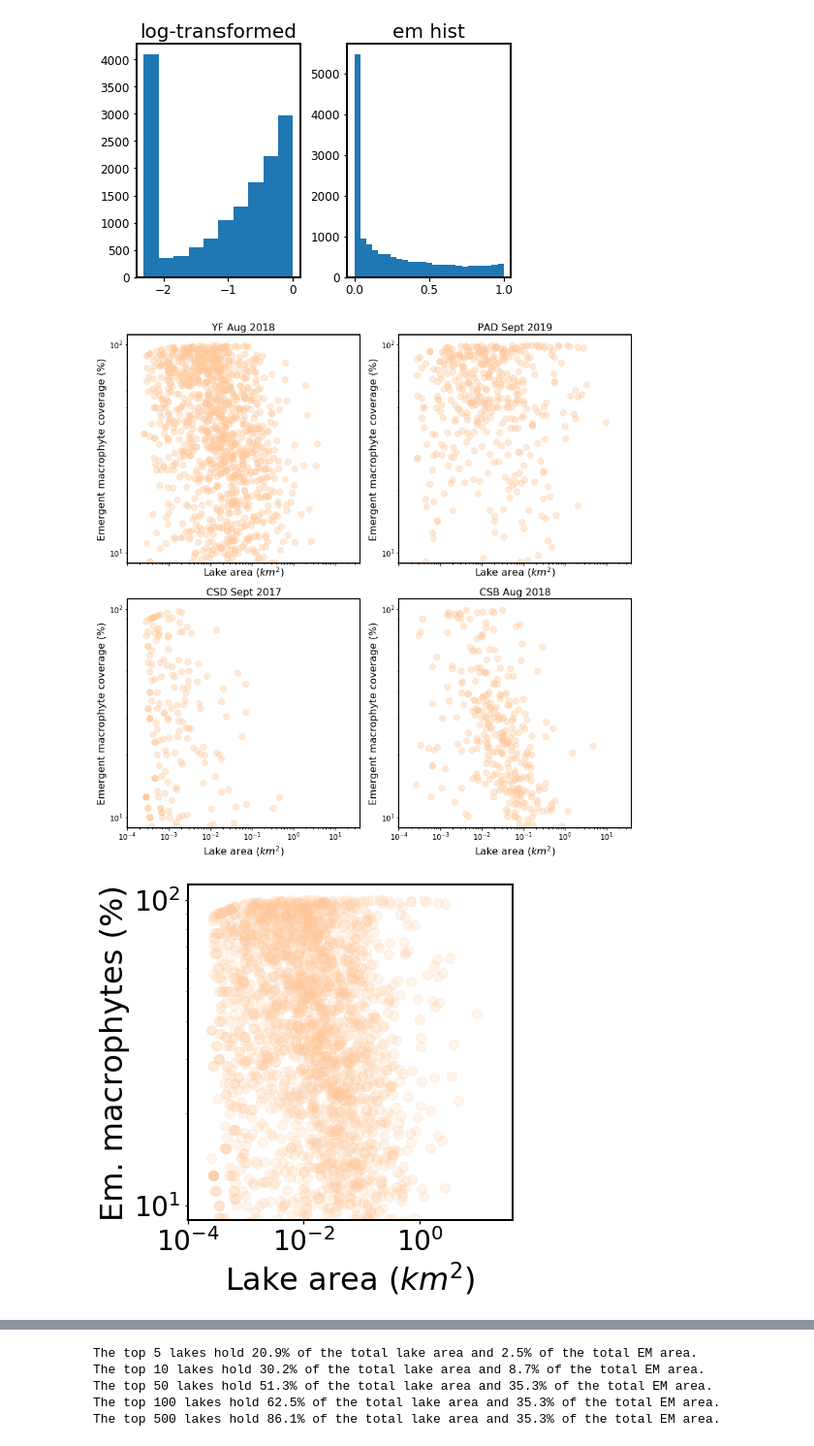
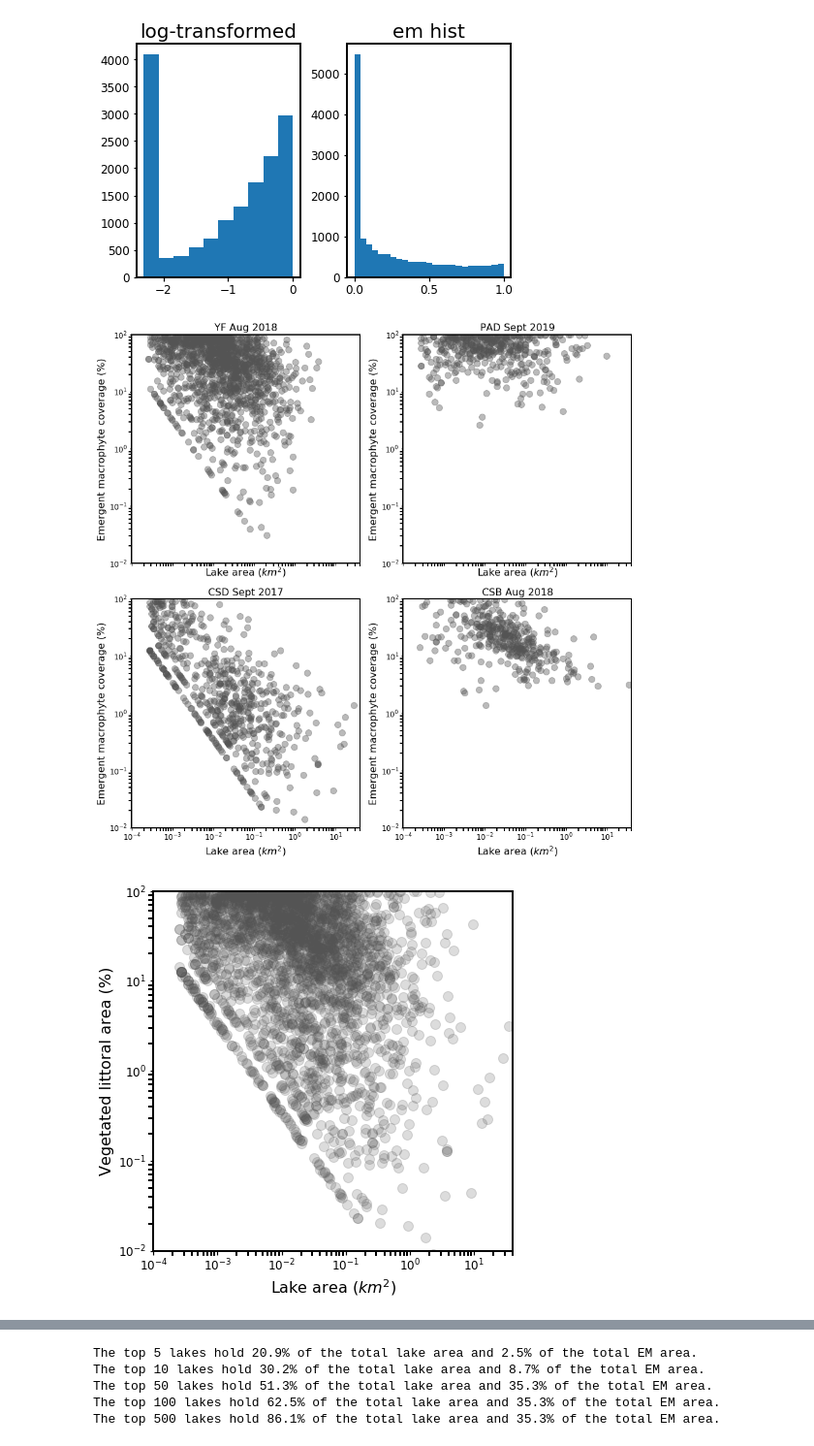
Before and after one commit to ekcomputer/random-wetlands, a Jupyter notebook: analysis/lake-histogram-by-area-etc.ipynb, the cells around one changed output, grey strips where cells are left out. Shown at 97% size. Saved outputs shown, nothing was run; the diff lists cells and outputs as text; code cells hidden in the pictures.

Commit message:
During paper co-author revisions: some new correlation plots and stats, plot colors,

```diff
--- a/analysis/lake-histogram-by-area-etc.ipynb
+++ b/analysis/lake-histogram-by-area-etc.ipynb
@@ -1060,42 +1060,47 @@ Mean +/- stdev on log transformed and undone (%):
 
 %matplotlib inline
 fig5, ax5 = plt.subplots(2,2, sharex=True, figsize=(12,12), constrained_layout=True) # constrained_layout is now default for presentation
-color='#fec89a'
+color= '#545454' #fec89a'
 for i, lakes in enumerate(lakes_list):
     axi = np.take(ax5, i)
     axi.scatter(lakes.area_px_m2/1e6, lakes.em_fractio*100, alpha=0.4, color=color)
     axi.set_xlabel('Lake area ($km^2$)')
     axi.set_ylabel('Emergent macrophyte coverage (%)')
     axi.set_yscale('log')
     axi.set_xscale('log')
     axi.set_title(f'{lakes_labels[i]}', fontsize=16)
-    axi.set_xlim(1e-4, 4e1) # , max_area_to_plot
+    axi.set_ylim(0.01, 100) # , max_area_to_plot
+    axi.set_xlim(1e-4, 4e1)
+    axi.tick_params(which='minor', length=5, width =2)
+    axi.set
 
 ## Second plot
 f=32 # font size for ASLO presentation
 fig5b, ax5b = plt.subplots(figsize=(6,6), constrained_layout=True) # constrained_layout is now default for presentation
 ax5b.scatter(lakes_all.area_px_m2/1e6, lakes_all.em_fractio*100, alpha=0.2, color=color)
-ax5b.set_xlabel('Lake area ($km^2$)', fontsize=f)
-ax5b.set_ylabel('Em. macrophytes (%)', fontsize=f)
+ax5b.set_xlabel('Lake area ($km^2$)') #,  fontsize=f
+ax5b.set_ylabel('Vegetated littoral area (%)') #, fontsize=f
 ax5b.set_yscale('log')
 ax5b.set_xscale('log')
 ax5b.set_xlim(1e-4, 4e1) # , max_area_to_plot
+ax5b.tick_params(which='minor', length=5, width =2)
+ax5b.set_ylim(0.01, 100) # , max_area_to_plot
 # plt.setp(ax5b.get_xticklabels(), fontsize=f) # works
-ax5b.tick_params(labelsize=f-4)
+# ax5b.tick_params(labelsize=f-4)
 # ax5b.
 
 ## save fig 5
 figname=os.path.join(fig_dir, 'Area-EM-scatter-subplots-min250-max34')
 fig5.savefig(figname + '.jpg', dpi=300)
 fig5.savefig(figname + '.pdf', dpi=300)
 
 ## save fig 5b
 figname=os.path.join(fig_dir, 'Area-EM-scatter-all-min250-max34')
 fig5b.savefig(figname + '.jpg', dpi=300)
 fig5b.savefig(figname + '.pdf', dpi=300)
 # %% [output]
-[figure, old version]
+[figure, new version]
-[figure, old version]
+[figure, new version]
 # %%
 ## correlation for this figure
 from scipy.stats import pearsonr, spearmanr, linregress # spearman doesn't assume linearity
```
Also changed, not shown: parts of 4 cells of this notebook, 3 other files.
